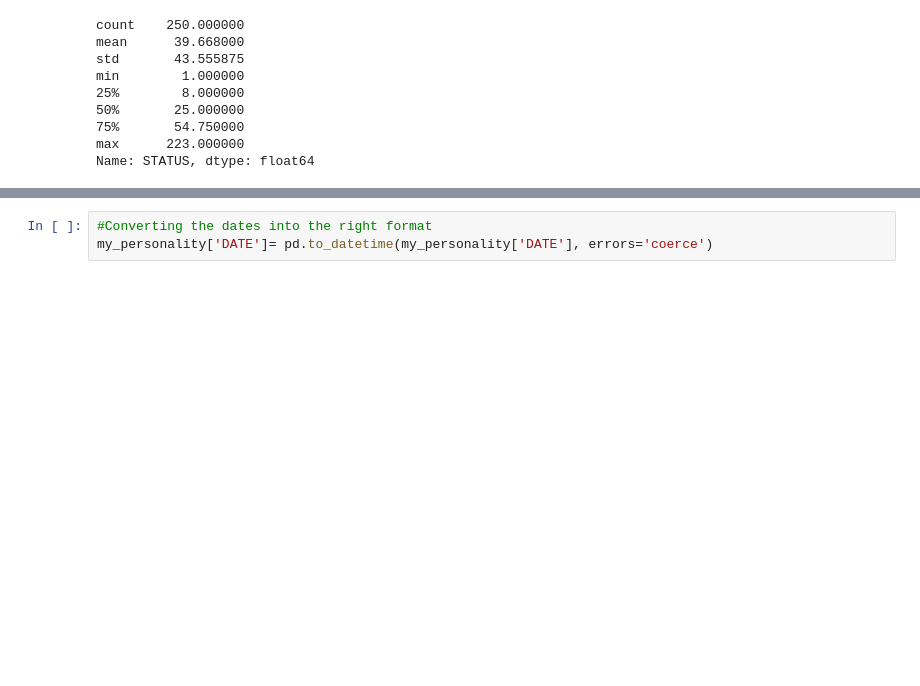
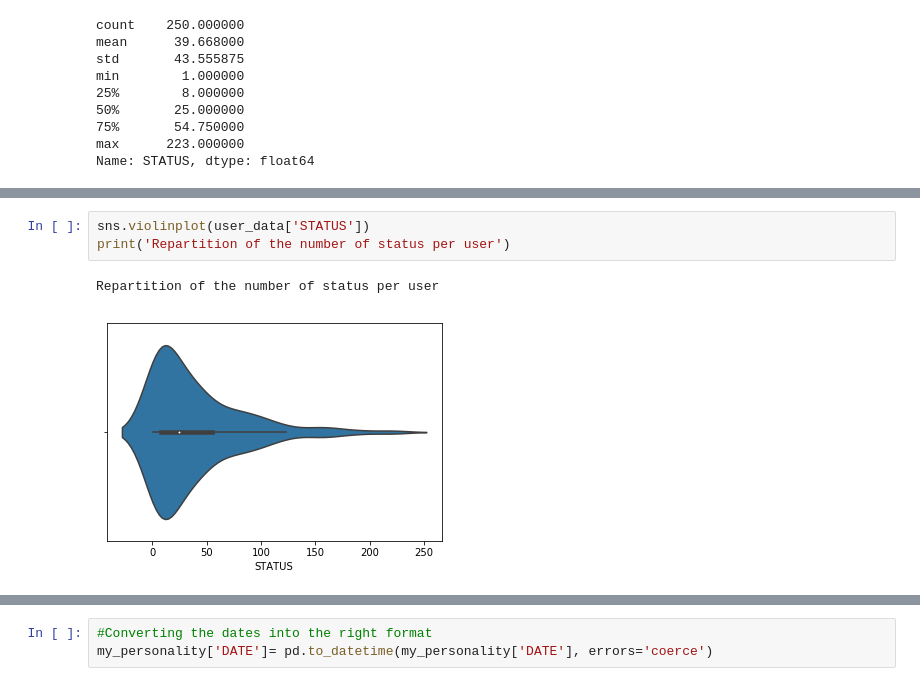
Before and after one commit to CSantiStSup/Computational_Social_Media, a Jupyter notebook: Assignment2.ipynb, the cells around one changed output, grey strips where cells are left out. Drawn from its saved outputs; the diff is of its cells as text; blank space fills up the shorter version.

```diff
--- a/Assignment2.ipynb
+++ b/Assignment2.ipynb
@@ -56 +87,7 @@ Name: STATUS, dtype: float64
+# %%
+sns.violinplot(user_data['STATUS'])
+print('Repartition of the number of status per user')
+# %% [output]
+Repartition of the number of status per user
+[figure, added]
 # %% [markdown]
```
Also changed, not shown: parts of 24 cells of this notebook.
